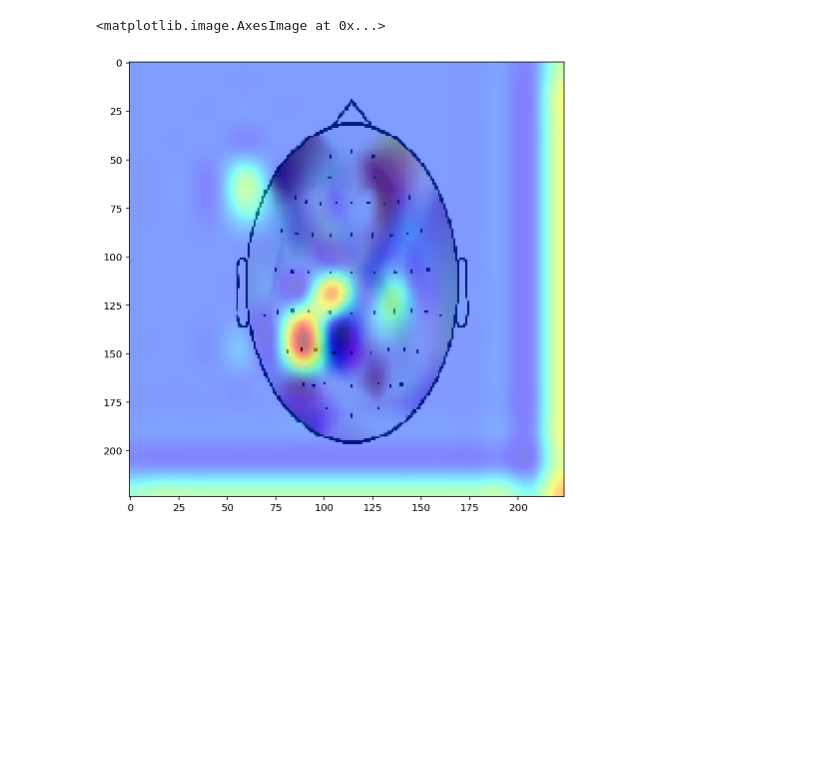
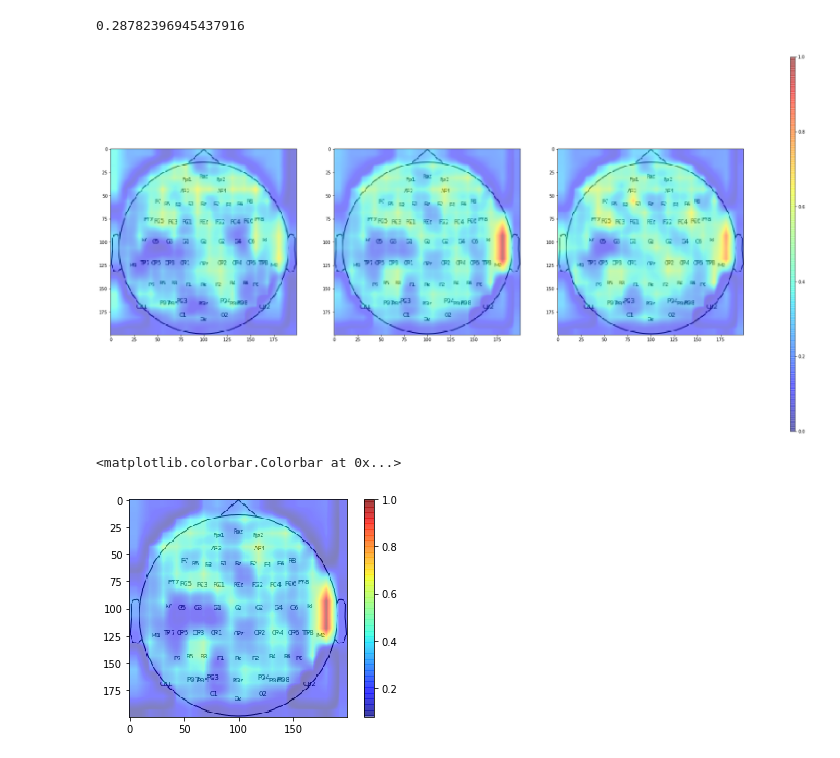
Before and after one commit to kmnuddin/gradcamplusplus, a Jupyter notebook: grad_cam_RT_100.ipynb, the cells around one changed output. Drawn from its saved outputs; the diff is of its cells as text; code cells hidden in the pictures; blank space fills up the shorter version.

```diff
--- a/grad_cam_RT_100.ipynb
+++ b/grad_cam_RT_100.ipynb
@@ -1,16 +1,21 @@
 # %%
 import matplotlib.pyplot as plt
-%matplotlib inline
-%config InlineBackend.figure_formats = {'png', 'retina'}
-plt.rcParams['figure.figsize'] = 10,10
 
 from scipy.ndimage.interpolation import zoom
-from tensorflow.keras.preprocessing.image import load_img, img_to_array
+from tensorflow.keras.preprocessing import image
 from tensorflow.keras.models import load_model
 from tensorflow.keras.applications.vgg16 import preprocess_input
 from tensorflow.keras.preprocessing.image import ImageDataGenerator
-
+import tensorflow.keras.backend as K
+from tqdm.notebook import tqdm
 import numpy as np
 import os
+import re
+from multiprocessing import Process
+import guppy
+import cv2
+import pickle
+
+from sklearn.preprocessing import MinMaxScaler
 
 import gradcamutils
@@ -116,7 +104,34 @@ ValueError: operands could not be broadcast together with shapes (224,224) (224,
+# %%
+avg_sm_slow = pickle.load(open("avg_sm_slow.pkl", "rb"))
+avg_sm_med = pickle.load(open("avg_sm_med.pkl", "rb"))
+avg_sm_fast = pickle.load(open("avg_sm_fast.pkl", "rb"))
+sms = np.dstack((avg_sm_slow, avg_sm_med, avg_sm_fast))
+sms = sms/np.max(sms)
+# %%
+np.median(sms)
+# %% [output]
+0.28782396945437916
+# %%
+from matplotlib import cm
+x = image.load_img("r_64_ch_topomap.png", target_size=(200, 200))
+fig, axs = plt.subplots(nrows=1, ncols=3, figsize=(30,30))
+
+for i in range(3):
+    axs[i].imshow(x)
+    im = axs[i].imshow(sms[:,:,i], alpha=0.5, cmap=cm.jet, vmin=0, vmax=1)
+
+fig.subplots_adjust(right=0.8)
+cbar_ax = fig.add_axes([0.85, 0.3, 0.005, 0.4])
+fig.colorbar(im, cax=cbar_ax)
+
+plt.show()
+# %% [output]
+[figure, added]
 # %%
 plt.figure()
-plt.imshow(orig_imgs[3])
-plt.imshow(grad_cams[3], alpha=0.5,cmap="jet")
+plt.imshow(x)
+plt.imshow(sms[:,:,1], cmap='jet', alpha=0.5)
+plt.colorbar()
 # %% [output]
-<matplotlib.image.AxesImage at 0x...>
+<matplotlib.colorbar.Colorbar at 0x...>
-[figure, old version]
+[figure, new version]
```
Also changed, not shown: parts of 15 cells of this notebook, 9 other files.
